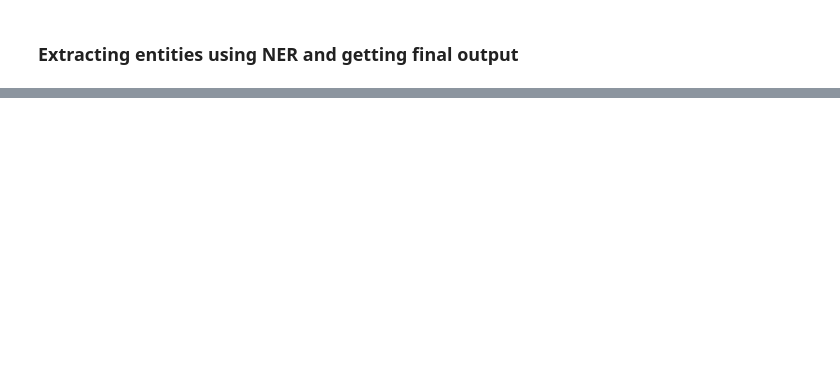
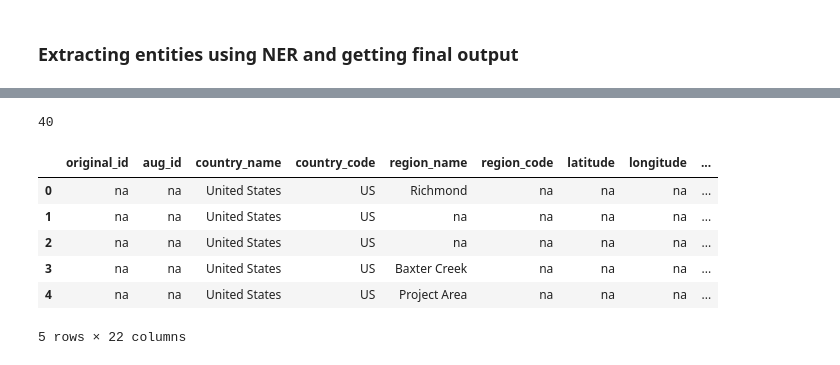
Before and after one commit to dashakya/Construction-and-Infrastructure-Data-Scraping, a Jupyter notebook: scraping_ner.ipynb, the cells around one changed output, grey strips where cells are left out. Cells and saved outputs as stored; diff of their text form; code cells hidden in the pictures; blank space fills up the shorter version.

```diff
--- a/scraping_ner.ipynb
+++ b/scraping_ner.ipynb
@@ -181,0 +243,4 @@ output.head(5)
+# %%
+
+# Now connect to the newly created (or existing) database
+engine = create_engine('mysql+pymysql://root:pk!11@localhost/NLP_DATABASE_1')
@@ -181,0 +250,18 @@ output.head(5)
+# %%
+
+# Write DataFrame to MySQL table
+csv_df.to_sql('construction_table_1', con=engine, if_exists='replace', index=False)
+# %% [output]
+40
+# %%
+query = 'select * from construction_table_1 limit 5;'
+data = pd.read_sql(query, engine)
+data
+# %% [output]
+|  | original_id | aug_id | country_name | country_code | region_name | region_code | latitude | longitude | ... |
+| 0 | na | na | United States | US | Richmond | na | na | na | ... |
+| 1 | na | na | United States | US | na | na | na | na | ... |
+| 2 | na | na | United States | US | na | na | na | na | ... |
+| 3 | na | na | United States | US | Baxter Creek | na | na | na | ... |
+| 4 | na | na | United States | US | Project Area | na | na | na | ... |
+5 rows × 22 columns
```
Also changed, not shown: parts of 16 cells of this notebook, 2 other files.
